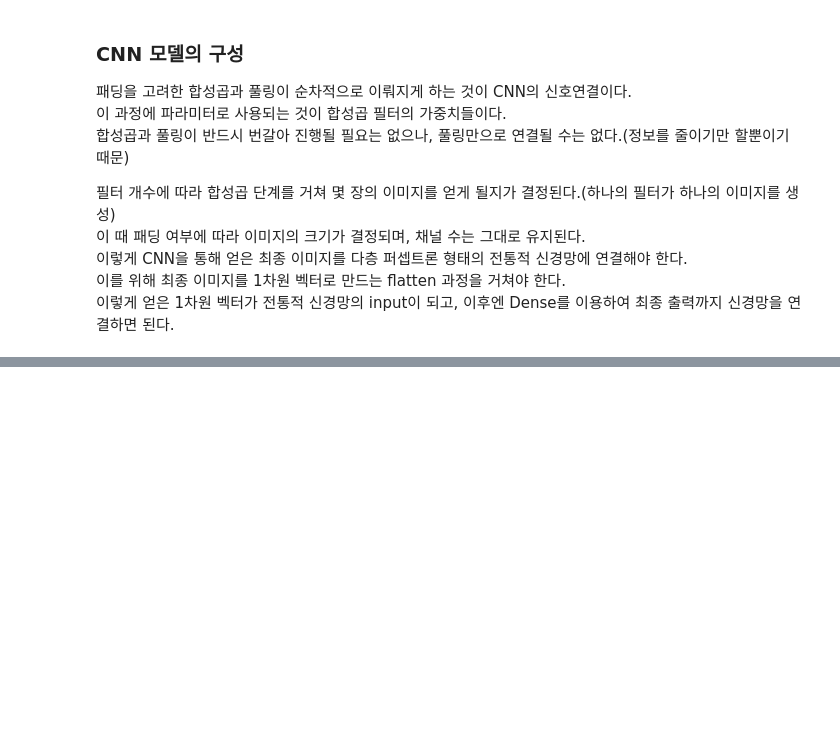
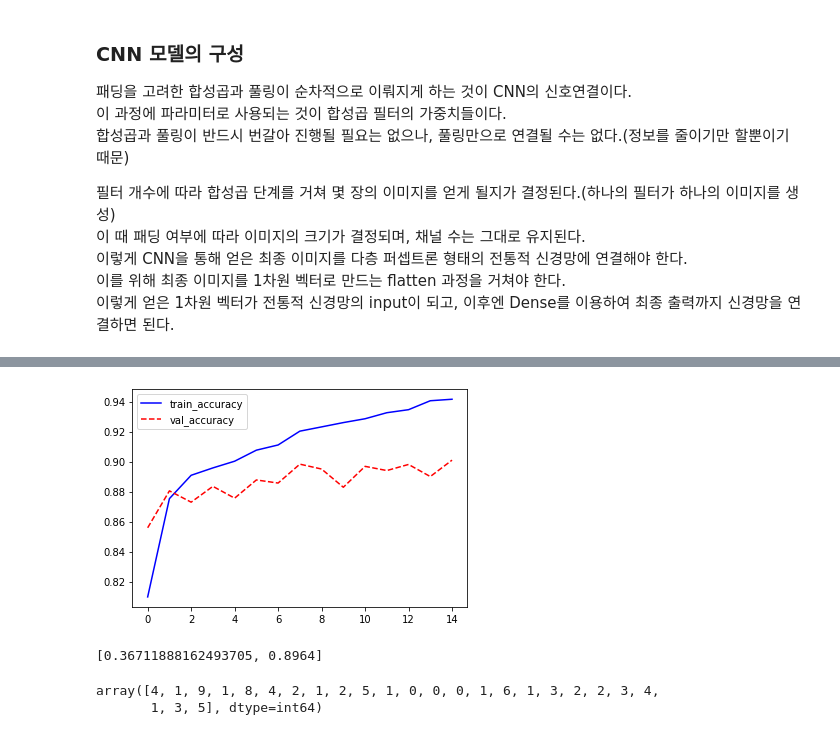
Before and after one commit to yeon93/Euddeum_ML_book_review, a Jupyter notebook: 13_CNN.ipynb, the cells around one changed output, grey strips where cells are left out. Drawn from its saved outputs; the diff is of its cells as text; code cells hidden in the pictures; blank space fills up the shorter version.

```diff
--- a/13_CNN.ipynb
+++ b/13_CNN.ipynb
@@ -150,0 +265,22 @@ model = keras.models.Sequential([keras.layers.Conv2D(input_shape=(64,64,3),
+# %%
+plt.plot(history.history['acc'], 'b-', label='train_accuracy')
+plt.plot(history.history['val_acc'], 'r--', label='val_accuracy')
+plt.legend();
+# %% [output]
+[figure, added]
+# %%
+model.evaluate(x_test, y_test, verbose=2)   #loss, acc
+# %% [output]
+[0.36711888162493705, 0.8964]
+# %%
+class_names = ['T-shirt/top', 'Trouser', 'Pullover', 'Dress', 'Coat',
+              'Sandal', 'Shirt', 'Sneaker', 'Bag', 'Ancle boot']
+
+rand_idx = np.random.randint(0, 1000)
+random_images = x_test[rand_idx:rand_idx+25]
+y_pred = np.argmax(model.predict(random_images), axis=1)
+
+y_pred
+# %% [output]
+array([4, 1, 9, 1, 8, 4, 2, 1, 2, 5, 1, 0, 0, 0, 1, 6, 1, 3, 2, 2, 3, 4,
+       1, 3, 5], dtype=int64)
```
Also changed, not shown: parts of 11 cells of this notebook.
